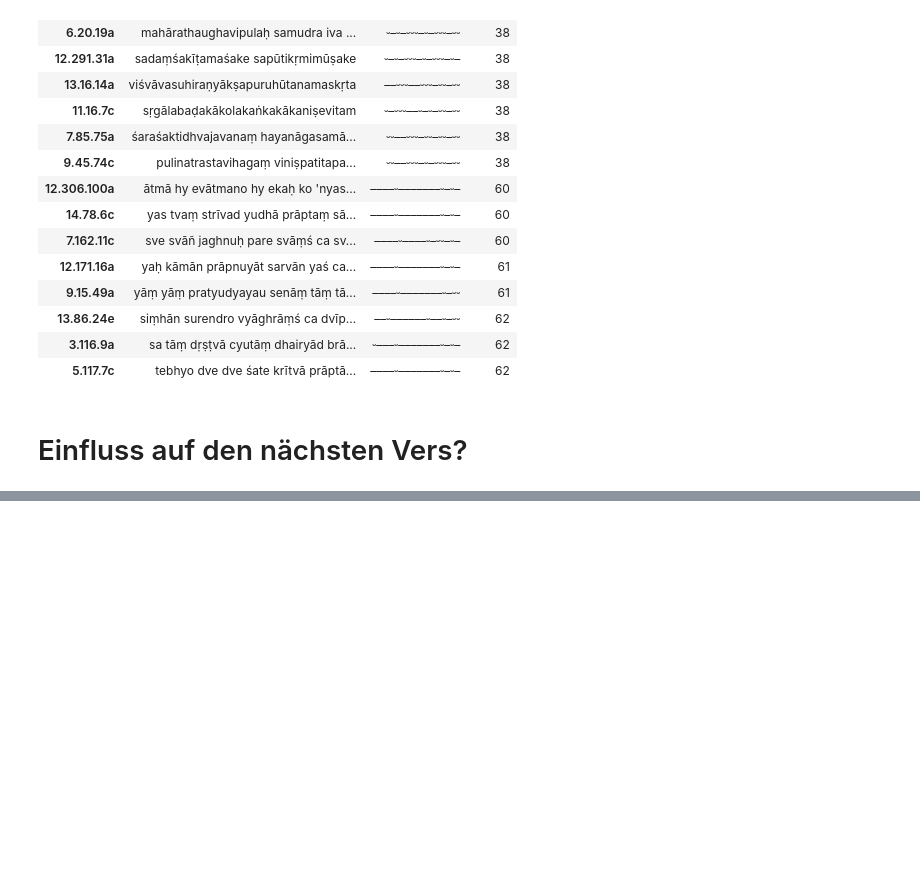
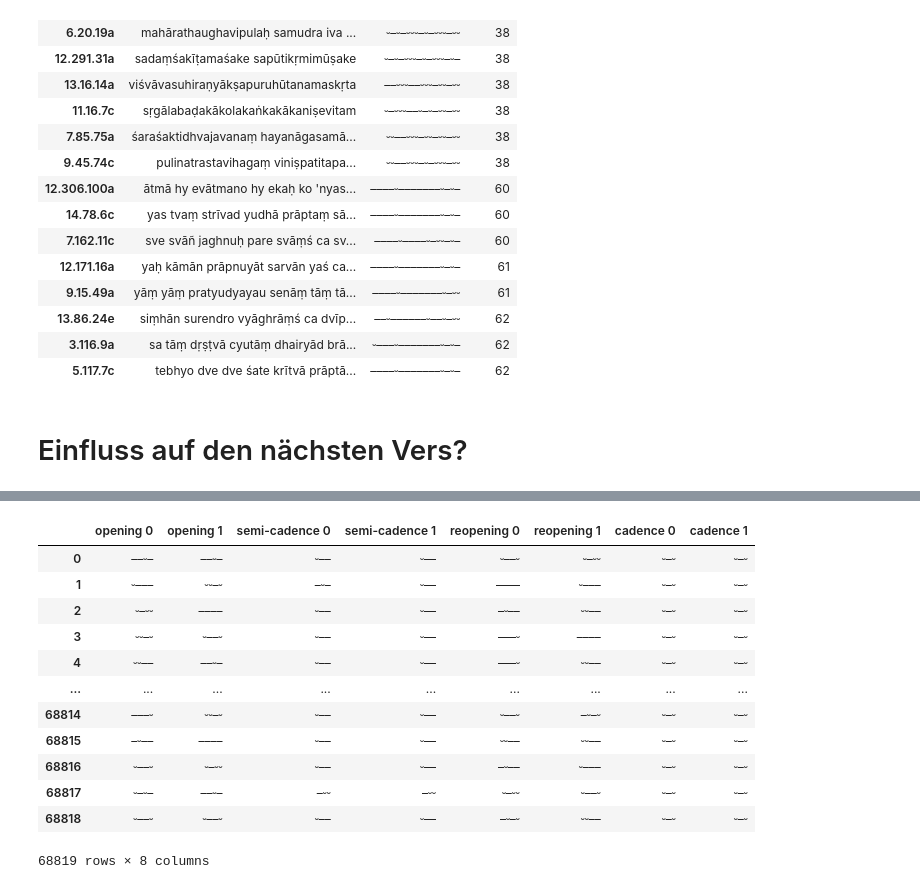
Before and after one commit to kmein/shloka, a Jupyter notebook: statistics.ipynb, the cells around one changed output, grey strips where cells are left out. Cells and saved outputs as stored; diff of their text form; code cells hidden in the pictures; blank space fills up the shorter version.

```diff
--- a/statistics.ipynb
+++ b/statistics.ipynb
@@ -1312,3 +1335,19 @@ previous_next = pd.DataFrame([shlokas["Quantitäten"].rename("previous").reset_i
+# %%
+df_influence
+# %% [output]
+|  | opening 0 | opening 1 | semi-cadence 0 | semi-cadence 1 | reopening 0 | reopening 1 | cadence 0 | cadence 1 |
+| 0 | ––⏑– | ––⏑– | ⏑–– | ⏑–– | ⏑––⏑ | ⏑–⏑⏑ | ⏑–⏑ | ⏑–⏑ |
+| 1 | ⏑––– | ⏑⏑–⏑ | –⏑– | ⏑–– | –––– | ⏑––– | ⏑–⏑ | ⏑–⏑ |
+| 2 | ⏑–⏑⏑ | –––– | ⏑–– | ⏑–– | –⏑–– | ⏑⏑–– | ⏑–⏑ | ⏑–⏑ |
+| 3 | ⏑⏑–⏑ | ⏑––⏑ | ⏑–– | ⏑–– | –––⏑ | –––– | ⏑–⏑ | ⏑–⏑ |
+| 4 | ⏑⏑–– | ––⏑– | ⏑–– | ⏑–– | –––⏑ | ⏑⏑–– | ⏑–⏑ | ⏑–⏑ |
+| ... | ... | ... | ... | ... | ... | ... | ... | ... |
+| 68814 | –––⏑ | ⏑⏑–⏑ | ⏑–– | ⏑–– | ⏑––⏑ | –⏑–⏑ | ⏑–⏑ | ⏑–⏑ |
+| 68815 | –⏑–– | –––– | ⏑–– | ⏑–– | ⏑⏑–– | ⏑⏑–– | ⏑–⏑ | ⏑–⏑ |
+| 68816 | ⏑––⏑ | ⏑–⏑⏑ | ⏑–– | ⏑–– | –⏑–– | ⏑––– | ⏑–⏑ | ⏑–⏑ |
+| 68817 | ⏑–⏑– | ––⏑– | –⏑⏑ | –⏑⏑ | ⏑–⏑⏑ | ⏑––⏑ | ⏑–⏑ | ⏑–⏑ |
+| 68818 | ⏑––⏑ | ⏑––⏑ | ⏑–– | ⏑–– | –⏑–⏑ | ⏑⏑–– | ⏑–⏑ | ⏑–⏑ |
+68819 rows × 8 columns
 # %%
 effects_quarter = np.ndarray((4,4))
 quarters = ["opening", "semi-cadence", "reopening", "cadence"]
```
Also changed, not shown: parts of 6 cells of this notebook.
